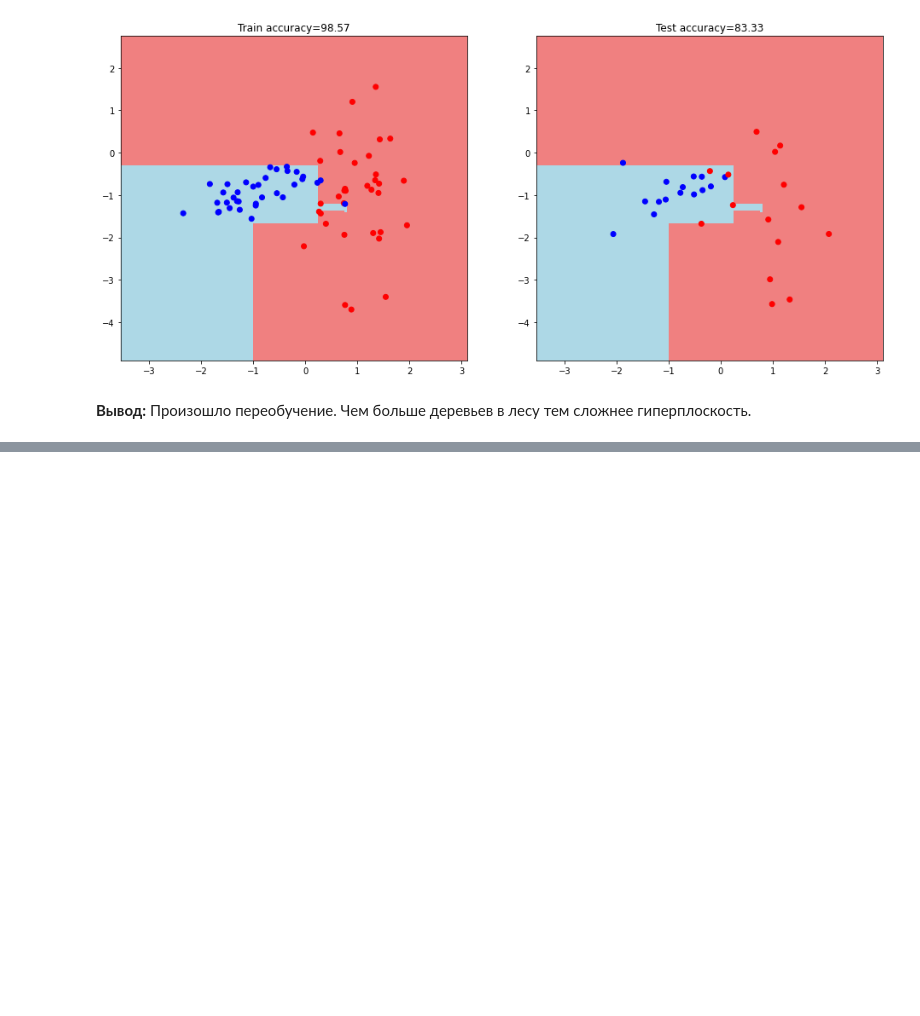
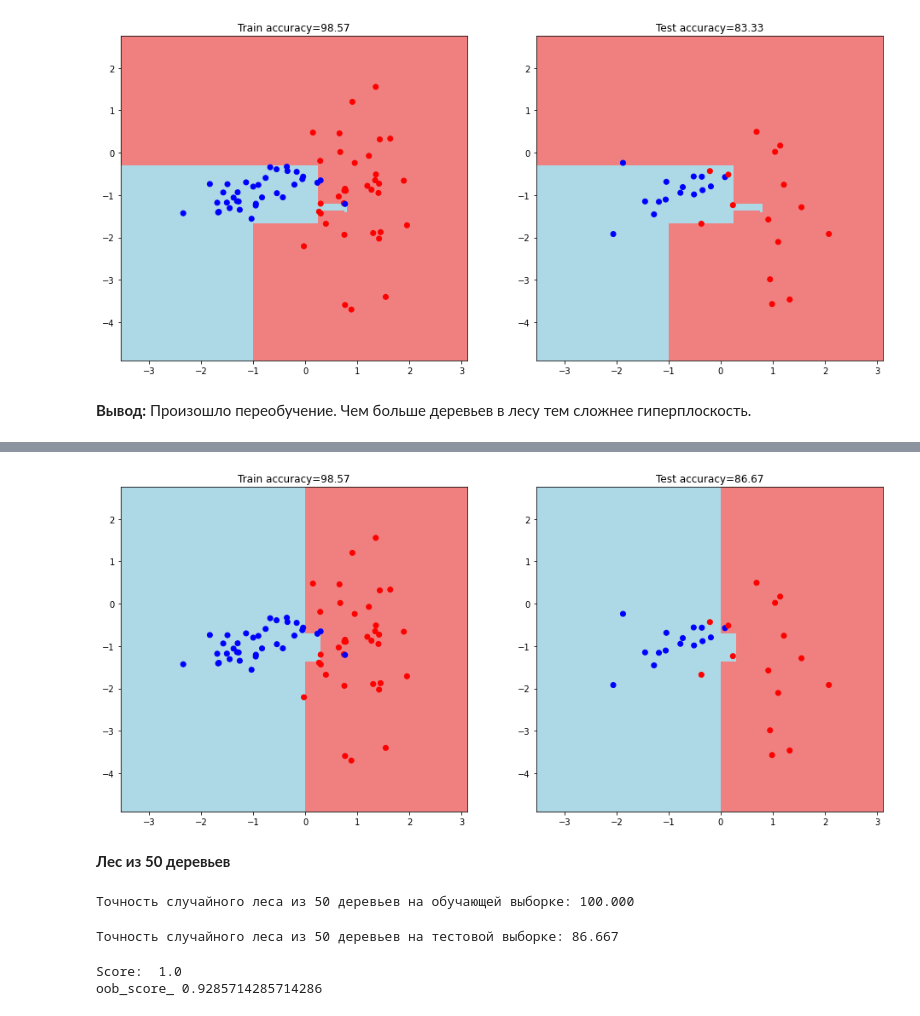
Before and after one commit to Ksenia-90/Data_analysis_algorithms, a Jupyter notebook: lesson_5_HW.ipynb, the cells around one changed output, grey strips where cells are left out. Saved outputs shown, nothing was run; the diff lists cells and outputs as text; code cells hidden in the pictures; blank space fills up the shorter version.

```diff
--- a/lesson_5_HW.ipynb
+++ b/lesson_5_HW.ipynb
@@ -471,0 +694,3 @@ def entropy (labels):
+# %%
+n_trees_e = 3
+my_forest_3 = random_forest(train_data, train_labels, n_trees_e)
@@ -471,0 +724,6 @@ def entropy (labels):
+# %%
+plot_forest(my_forest_3, train_data, test_data)
+# %% [output]
+[figure, added]
+# %% [markdown]
+**Лес из 50 деревьев**
@@ -471,0 +739,21 @@ def entropy (labels):
+# %%
+# Точность на обучающей выборке
+train_accuracy = accuracy_metric(train_labels, train_answers)
+print(f'Точность случайного леса из {n_trees_e} деревьев на обучающей выборке: {train_accuracy:.3f}')
+# %% [output]
+Точность случайного леса из 50 деревьев на обучающей выборке: 100.000
+# %%
+# Точность на тестовой выборке
+test_accuracy = accuracy_metric(test_labels, test_answers)
+print(f'Точность случайного леса из {n_trees_e} деревьев на тестовой выборке: {test_accuracy:.3f}')
+# %% [output]
+Точность случайного леса из 50 деревьев на тестовой выборке: 86.667
+# %%
+from sklearn.ensemble import RandomForestClassifier
+forest = RandomForestClassifier(n_estimators = 50, oob_score = True)
+forest.fit(train_data, train_labels)
+print('Score: ', forest.score(train_data, train_labels))
+print('oob_score_', forest.oob_score_)
+# %% [output]
+Score:  1.0
+oob_score_ 0.9285714285714286
```
Also changed, not shown: parts of 54 cells of this notebook.
